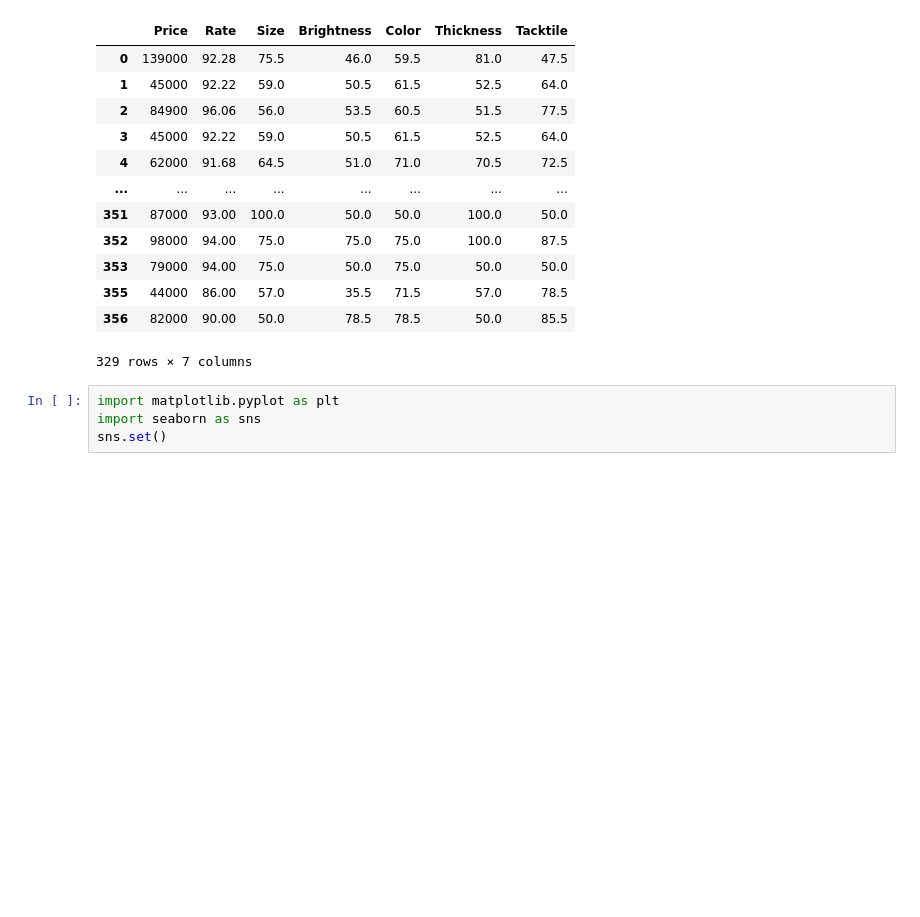
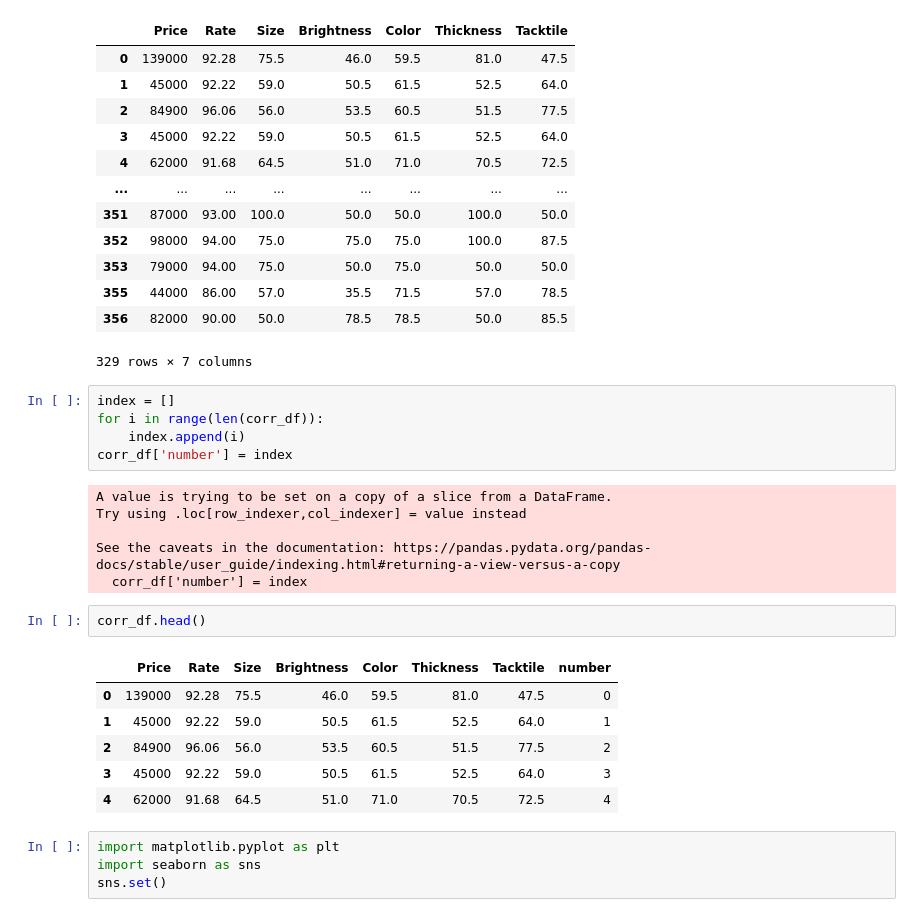
Before and after one commit to J-woooo/Cardigan_Recommend, a Jupyter notebook: model.ipynb, the cells around one changed output. Drawn from its saved outputs; the diff is of its cells as text; blank space fills up the shorter version.

```diff
--- a/model.ipynb
+++ b/model.ipynb
@@ -54,6 +40,26 @@ corr_df
 | 355 | 44000 | 86.00 | 57.0 | 35.5 | 71.5 | 57.0 | 78.5 |
 | 356 | 82000 | 90.00 | 50.0 | 78.5 | 78.5 | 50.0 | 85.5 |
 329 rows × 7 columns
+# %%
+index = []
+for i in range(len(corr_df)):
+    index.append(i)
+corr_df['number'] = index
+# %% [output]
+A value is trying to be set on a copy of a slice from a DataFrame.
+Try using .loc[row_indexer,col_indexer] = value instead
+
+See the caveats in the documentation: https://pandas.pydata.org/pandas-docs/stable/user_guide/indexing.html#returning-a-view-versus-a-copy
+  corr_df['number'] = index
+# %%
+corr_df.head()
+# %% [output]
+|  | Price | Rate | Size | Brightness | Color | Thickness | Tacktile | number |
+| 0 | 139000 | 92.28 | 75.5 | 46.0 | 59.5 | 81.0 | 47.5 | 0 |
+| 1 | 45000 | 92.22 | 59.0 | 50.5 | 61.5 | 52.5 | 64.0 | 1 |
+| 2 | 84900 | 96.06 | 56.0 | 53.5 | 60.5 | 51.5 | 77.5 | 2 |
+| 3 | 45000 | 92.22 | 59.0 | 50.5 | 61.5 | 52.5 | 64.0 | 3 |
+| 4 | 62000 | 91.68 | 64.5 | 51.0 | 71.0 | 70.5 | 72.5 | 4 |
 # %%
 import matplotlib.pyplot as plt
 import seaborn as sns
```
Also changed, not shown: parts of 8 cells of this notebook.
